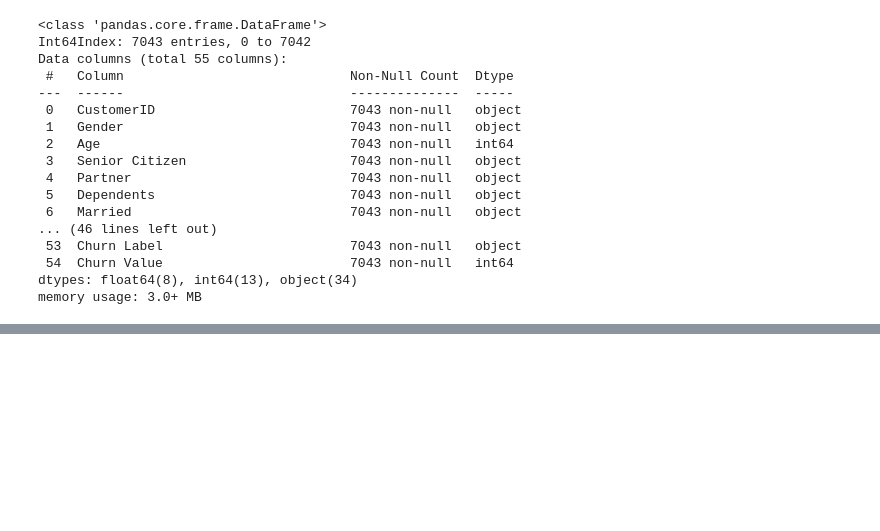
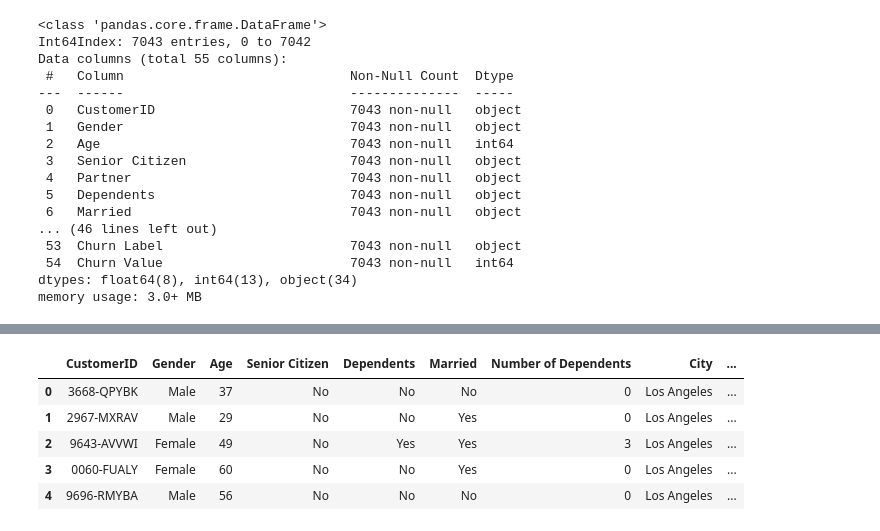
Before and after one commit to mfadlisy/Telco-Customer-Churn-Analysis, a Jupyter notebook: Notebooks/exploratory_data_analysis.ipynb, the cells around one changed output, grey strips where cells are left out. Cells and saved outputs as stored; diff of their text form; code cells hidden in the pictures; blank space fills up the shorter version.

```diff
--- a/Notebooks/exploratory_data_analysis.ipynb
+++ b/Notebooks/exploratory_data_analysis.ipynb
@@ -115,0 +192,9 @@ memory usage: 3.0+ MB
+# %%
+cleaned_data.head()
+# %% [output]
+|  | CustomerID | Gender | Age | Senior Citizen | Dependents | Married | Number of Dependents | City | ... |
+| 0 | 3668-QPYBK | Male | 37 | No | No | No | 0 | Los Angeles | ... |
+| 1 | 2967-MXRAV | Male | 29 | No | No | Yes | 0 | Los Angeles | ... |
+| 2 | 9643-AVVWI | Female | 49 | No | Yes | Yes | 3 | Los Angeles | ... |
+| 3 | 0060-FUALY | Female | 60 | No | No | Yes | 0 | Los Angeles | ... |
+| 4 | 9696-RMYBA | Male | 56 | No | No | No | 0 | Los Angeles | ... |
```
Also changed, not shown: parts of 22 cells of this notebook.
